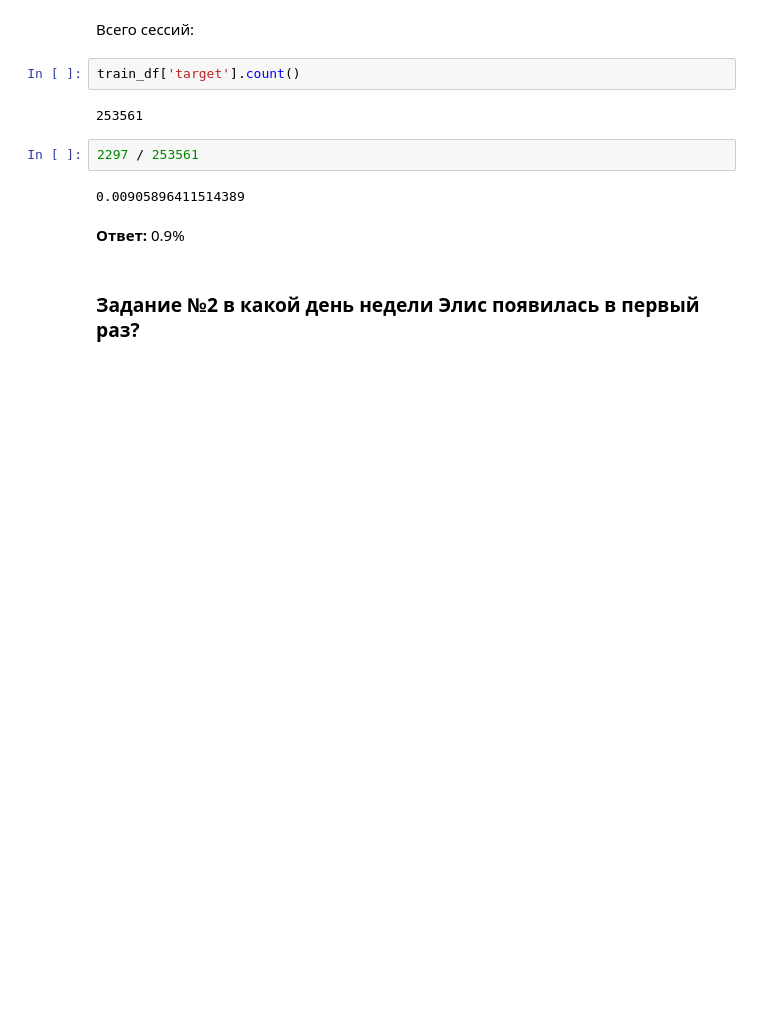
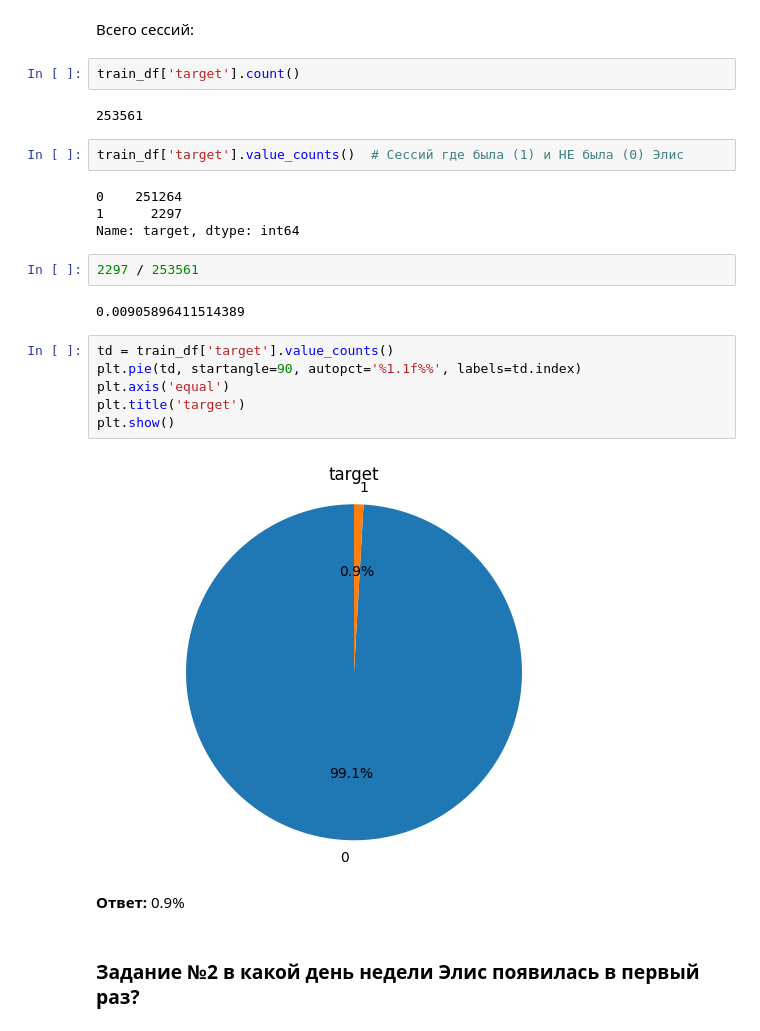
Before and after one commit to Zetis659/NEW_mlcourse.ai, a Jupyter notebook: Lessons/Linear_model(alice)/alice-baseline1.ipynb, the cells around one changed output. Drawn from its saved outputs; the diff is of its cells as text; blank space fills up the shorter version.

```diff
--- a/Lessons/Linear_model(alice)/alice-baseline1.ipynb
+++ b/Lessons/Linear_model(alice)/alice-baseline1.ipynb
@@ -446,10 +430,24 @@ train_df['target'].sum()
 train_df['target'].count()
 # %% [output]
 253561
+# %%
+train_df['target'].value_counts()  # Сессий где была (1) и НЕ была (0) Элис
+# %% [output]
+0    251264
+1      2297
+Name: target, dtype: int64
 # %%
 2297 / 253561
 # %% [output]
 0.00905896411514389
+# %%
+td = train_df['target'].value_counts()
+plt.pie(td, startangle=90, autopct='%1.1f%%', labels=td.index)
+plt.axis('equal')
+plt.title('target')
+plt.show()
+# %% [output]
+[figure, added]
 # %% [markdown]
 **Ответ:** 0.9%
 # %% [markdown]
```
Also changed, not shown: parts of 47 cells of this notebook.
